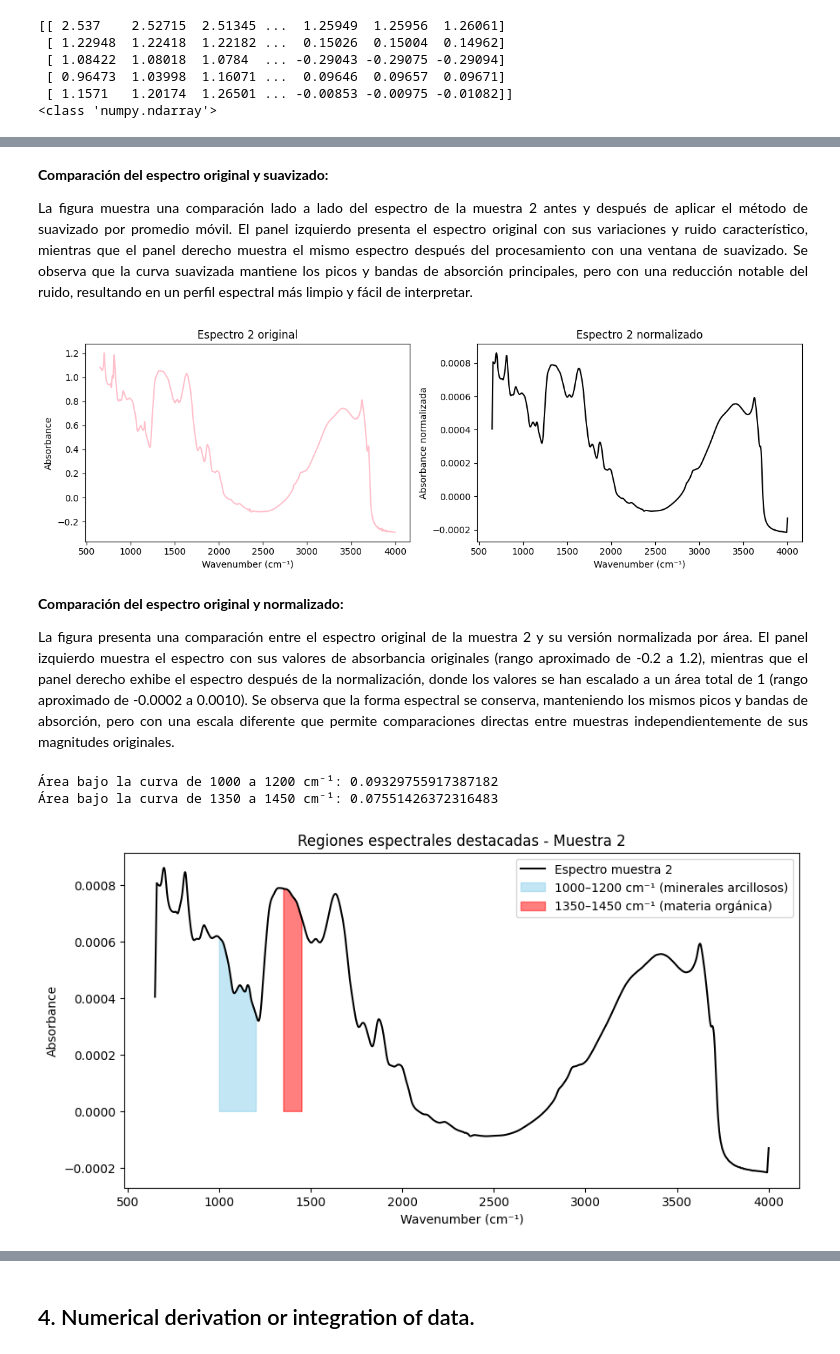
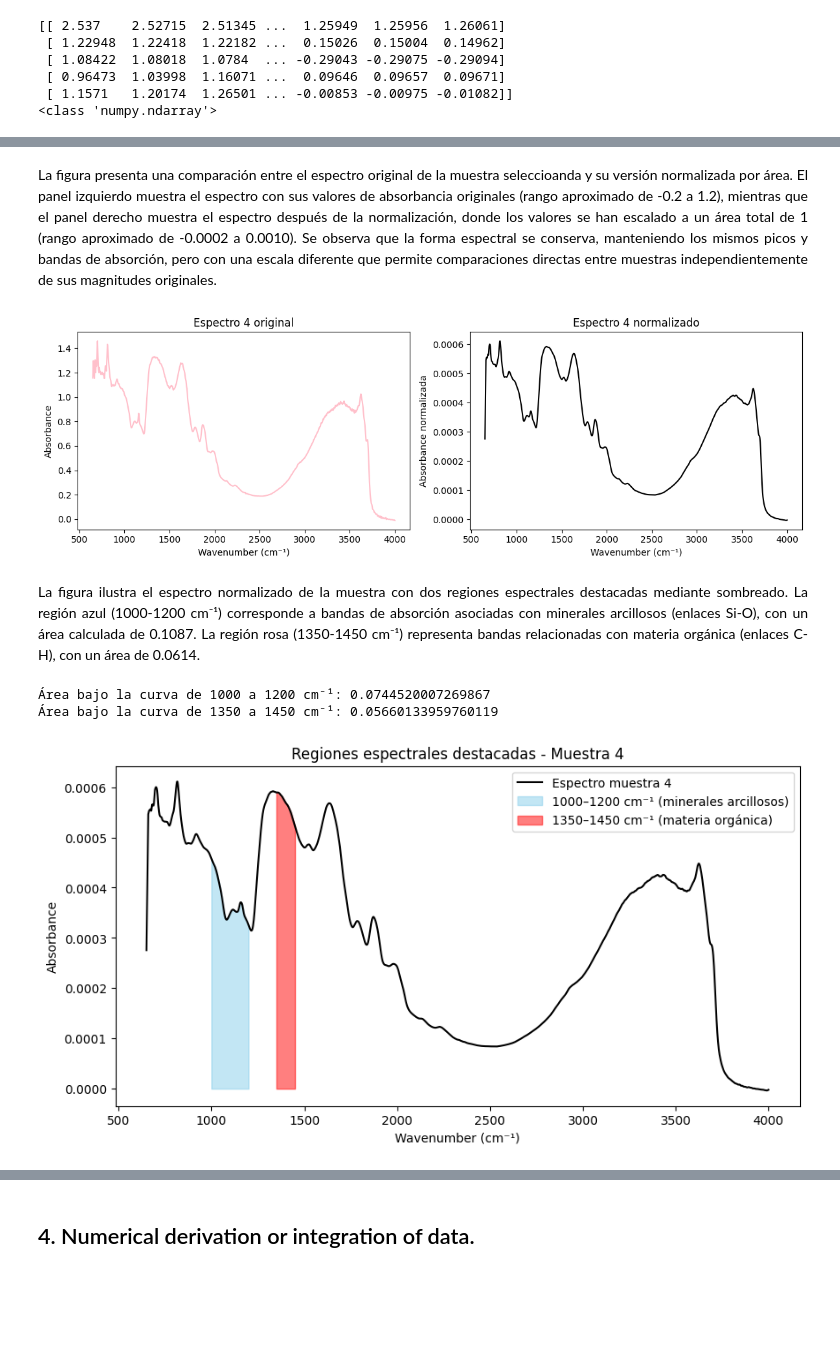
Before and after one commit to lucas-hernandez-02/scientific_programming, a Jupyter notebook: FIRST_LAB/FIRST_LAB.ipynb, the cells around one changed output, grey strips where cells are left out. Drawn from its saved outputs; the diff is of its cells as text; code cells hidden in the pictures; blank space fills up the shorter version.

```diff
--- a/FIRST_LAB/FIRST_LAB.ipynb
+++ b/FIRST_LAB/FIRST_LAB.ipynb
@@ -245,8 +226,8 @@ Para definir los atributos de la clase SoilSpectraProcessor, se utiliza el arreg
 </p>
 # %%
-spectra = data_muestra.to_numpy()[:, 3:].astype(float)
-print(spectra)
-print(type(spectra))
+spectra_muestra = data_muestra.to_numpy()[:, 3:].astype(float)
+print(spectra_muestra)
+print(type(spectra_muestra))
 # %% [output]
 [[ 2.537    2.52715  2.51345 ...  1.25949  1.25956  1.26061]
  [ 1.22948  1.22418  1.22182 ...  0.15026  0.15004  0.14962]
@@ -271,27 +260,27 @@ El tercer método calcula el área bajo la curva en rangos específicos (calcula
 # %%
 class SoilSpectraProcessor:
 
-    def __init__(self, wavelengths, spectra):
+    def __init__(self, wavelengths, spectra_muestra):
         self.wavelengths = wavelengths
-        self.spectra = spectra
+        self.spectra_muestra = spectra_muestra
 
     def moving_average(self, window):
         kernel = np.ones(window) / window
         smoothed = np.array([
-            np.convolve(row, kernel, mode="same") for row in self.spectra])
-        self.spectra = smoothed
+            np.convolve(row, kernel, mode="same") for row in self.spectra_muestra])
+        self.spectra_muestra = smoothed
         return self
 
     def normalize_area(self):
-        areas = np.trapezoid(self.spectra, x=self.wavelengths, axis=1)
+        areas = np.trapezoid(self.spectra_muestra, x=self.wavelengths, axis=1)
         for i in range(len(areas)):
             a = areas[i]
             if a == 0:
                 a = 1e-9
-            self.spectra[i] = self.spectra[i] / a
+            self.spectra_muestra[i] = self.spectra_muestra[i] / a
         return self
 
     def calculate_band_area(self, initial_cm, end_cm):
         mask = (self.wavelengths >= initial_cm) & (self.wavelengths <= end_cm)
-        band_areas = np.trapezoid(self.spectra[:, mask], x=self.wavelengths[mask], axis=1)
+        band_areas = np.trapezoid(self.spectra_muestra[:, mask], x=self.wavelengths[mask], axis=1)
         return band_areas
@@ -312,2 +287,2 @@ En el tercer método, se recurre igualmente a np.trapezoid para obtener el área
 # %%
-soil_proc = SoilSpectraProcessor(wavelengths, spectra)
+soil_proc = SoilSpectraProcessor(wavelengths, spectra_muestra)
@@ -314,9 +293,9 @@ soil_proc = SoilSpectraProcessor(wavelengths, spectra)
 # %%
-spectra_original = spectra.copy()
+spectra_original = spectra_muestra.copy()
 
 soil_proc.moving_average(window=10)
 
-muestra = 2
+muestra = 4
 fig, axs = plt.subplots(1, 2, figsize=(12, 4), sharey=True)
 
 axs[0].plot(wavelengths, spectra_original[muestra], color="gray")
@@ -324,7 +303,7 @@ axs[0].set_title(f"Espectro {muestra} original")
 axs[0].set_xlabel("Wavenumber (cm⁻¹)")
 axs[0].set_ylabel("Absorbance")
 
-axs[1].plot(wavelengths, soil_proc.spectra[muestra], color="purple")
+axs[1].plot(wavelengths, soil_proc.spectra_muestra[muestra], color="purple")
 axs[1].set_title(f"Espectro {muestra} con promedio móvil")
 axs[1].set_xlabel("Wavenumber (cm⁻¹)")
 
@@ -335,9 +314,7 @@ plt.show()
-# %% [markdown]
-**Comparación del espectro original y suavizado:**
-
-<p align="justify">
-La figura muestra una comparación lado a lado del espectro de la muestra 2 antes y después de aplicar el método de suavizado por promedio móvil. El panel izquierdo presenta el espectro original con sus variaciones y ruido característico, mientras que el panel derecho muestra el mismo espectro después del procesamiento con una ventana de suavizado. Se observa que la curva suavizada mantiene los picos y bandas de absorción principales, pero con una reducción notable del ruido, resultando en un perfil espectral más limpio y fácil de interpretar.
-</p>
+# %% [markdown]
+<p align="justify">
+La figura presenta una comparación entre el espectro original de la muestra seleccioanda y su versión normalizada por área. El panel izquierdo muestra el espectro con sus valores de absorbancia originales (rango aproximado de -0.2 a 1.2), mientras que el panel derecho muestra el espectro después de la normalización, donde los valores se han escalado a un área total de 1 (rango aproximado de -0.0002 a 0.0010). Se observa que la forma espectral se conserva, manteniendo los mismos picos y bandas de absorción, pero con una escala diferente que permite comparaciones directas entre muestras independientemente de sus magnitudes originales.
+</p>
 # %%
 soil_proc.normalize_area()
 
@@ -348,7 +325,7 @@ axs[0].set_title(f"Espectro {muestra} original")
 axs[0].set_xlabel("Wavenumber (cm⁻¹)")
 axs[0].set_ylabel("Absorbance")
 
-axs[1].plot(wavelengths, soil_proc.spectra[muestra], color="black")
+axs[1].plot(wavelengths, soil_proc.spectra_muestra[muestra], color="black")
 axs[1].set_title(f"Espectro {muestra} normalizado")
 axs[1].set_xlabel("Wavenumber (cm⁻¹)")
 axs[1].set_ylabel("Absorbance normalizada")
@@ -356,37 +333,35 @@ axs[1].set_ylabel("Absorbance normalizada")
 plt.tight_layout()
 plt.show()
 # %% [output]
-[figure, old version]
+[figure, new version]
-# %% [markdown]
-**Comparación del espectro original y normalizado:**
-
-<p align="justify">
-La figura presenta una comparación entre el espectro original de la muestra 2 y su versión normalizada por área. El panel izquierdo muestra el espectro con sus valores de absorbancia originales (rango aproximado de -0.2 a 1.2), mientras que el panel derecho exhibe el espectro después de la normalización, donde los valores se han escalado a un área total de 1 (rango aproximado de -0.0002 a 0.0010). Se observa que la forma espectral se conserva, manteniendo los mismos picos y bandas de absorción, pero con una escala diferente que permite comparaciones directas entre muestras independientemente de sus magnitudes originales.
-</p>
+# %% [markdown]
+<p align="justify">
+La figura ilustra el espectro normalizado de la muestra con dos regiones espectrales destacadas mediante sombreado. La región azul (1000-1200 cm⁻¹) corresponde a bandas de absorción asociadas con minerales arcillosos (enlaces Si-O), con un área calculada de 0.1087. La región rosa (1350-1450 cm⁻¹) representa bandas relacionadas con materia orgánica (enlaces C-H), con un área de 0.0614.
+</p>
 # %%
 band_area_one = soil_proc.calculate_band_area(1000, 1200)[muestra]
 band_area_two = soil_proc.calculate_band_area(1350, 1450)[muestra]
 print(f"Área bajo la curva de 1000 a 1200 cm⁻¹: {band_area_one}")
 print(f"Área bajo la curva de 1350 a 1450 cm⁻¹: {band_area_two}")
 
 cm_minerales = (wavelengths >= 1000) & (wavelengths <= 1200)
 cm_organica = (wavelengths >= 1350) & (wavelengths <= 1450)
 
 plt.figure(figsize=(10, 5))
-plt.plot(wavelengths, soil_proc.spectra[muestra],
+plt.plot(wavelengths, soil_proc.spectra_muestra[muestra],
          color="black", label=f"Espectro muestra {muestra}")
-plt.fill_between(wavelengths[cm_minerales], soil_proc.spectra[muestra][cm_minerales],
+plt.fill_between(wavelengths[cm_minerales], soil_proc.spectra_muestra[muestra][cm_minerales],
                  color="skyblue", alpha=0.5,
                  label="1000–1200 cm⁻¹ (minerales arcillosos)")
-plt.fill_between(wavelengths[cm_organica], soil_proc.spectra[muestra][cm_organica],
+plt.fill_between(wavelengths[cm_organica], soil_proc.spectra_muestra[muestra][cm_organica],
                  color="red", alpha=0.5,
                  label="1350–1450 cm⁻¹ (materia orgánica)")
 plt.xlabel("Wavenumber (cm⁻¹)")
 plt.ylabel("Absorbance")
 plt.title(f"Regiones espectrales destacadas - Muestra {muestra}")
 plt.legend()
 plt.show()
 # %% [output]
-Área bajo la curva de 1000 a 1200 cm⁻¹: 0.09329755917387182
-Área bajo la curva de 1350 a 1450 cm⁻¹: 0.07551426372316483
+Área bajo la curva de 1000 a 1200 cm⁻¹: 0.0744520007269867
+Área bajo la curva de 1350 a 1450 cm⁻¹: 0.05660133959760119
-[figure, old version]
+[figure, new version]
```
Also changed, not shown: parts of 25 cells of this notebook, 1 other file.
